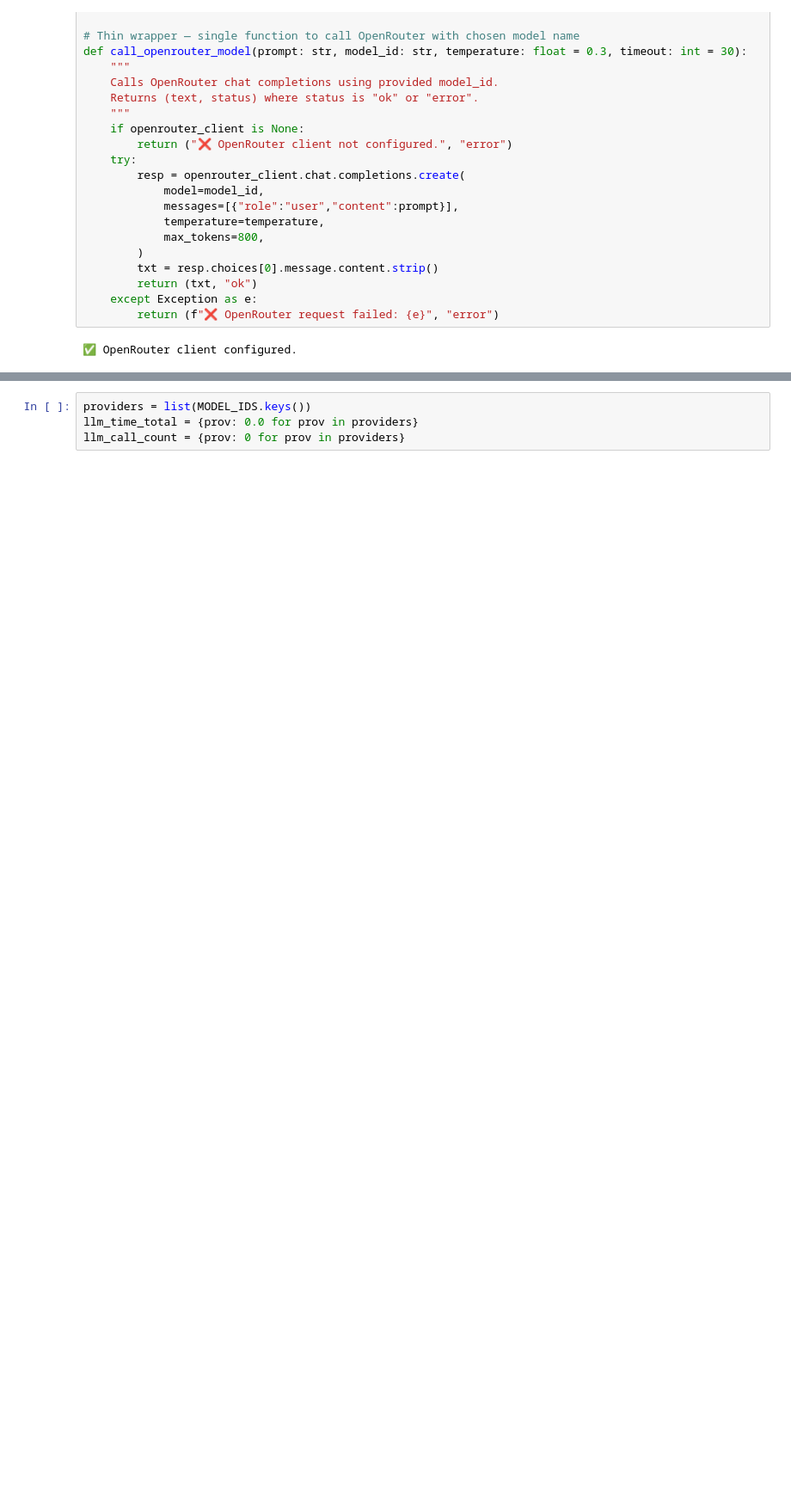
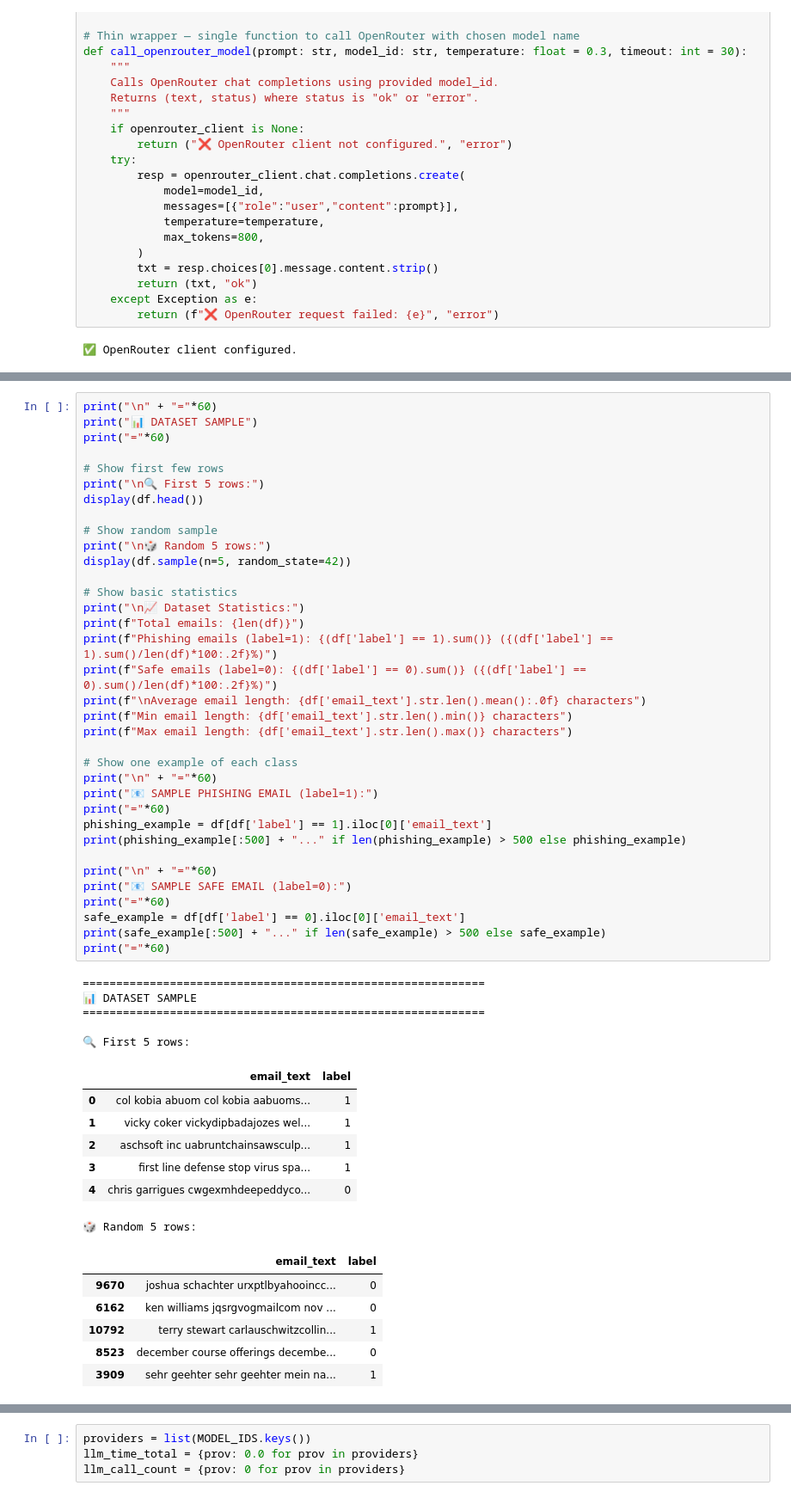
Before and after one commit to FaroukAziz2020/Hybrid-Email-Classifier-Research, a Jupyter notebook: ML_and_LLM/hybrid_classification.ipynb, the cells around one changed output, grey strips where cells are left out. Shown: that part at 86% size. Saved outputs shown, nothing was run; the diff lists cells and outputs as text; blank space fills up the shorter version.

```diff
--- a/ML_and_LLM/hybrid_classification.ipynb
+++ b/ML_and_LLM/hybrid_classification.ipynb
@@ -130 +134,55 @@ label
 Name: count, dtype: int64
+# %%
+print("\n" + "="*60)
+print("📊 DATASET SAMPLE")
+print("="*60)
+
+# Show first few rows
+print("\n🔍 First 5 rows:")
+display(df.head())
+
+# Show random sample
+print("\n🎲 Random 5 rows:")
+display(df.sample(n=5, random_state=42))
+
+# Show basic statistics
+print("\n📈 Dataset Statistics:")
+print(f"Total emails: {len(df)}")
+print(f"Phishing emails (label=1): {(df['label'] == 1).sum()} ({(df['label'] == 1).sum()/len(df)*100:.2f}%)")
+print(f"Safe emails (label=0): {(df['label'] == 0).sum()} ({(df['label'] == 0).sum()/len(df)*100:.2f}%)")
+print(f"\nAverage email length: {df['email_text'].str.len().mean():.0f} characters")
+print(f"Min email length: {df['email_text'].str.len().min()} characters")
+print(f"Max email length: {df['email_text'].str.len().max()} characters")
+
+# Show one example of each class
+print("\n" + "="*60)
+print("📧 SAMPLE PHISHING EMAIL (label=1):")
+print("="*60)
+phishing_example = df[df['label'] == 1].iloc[0]['email_text']
+print(phishing_example[:500] + "..." if len(phishing_example) > 500 else phishing_example)
+
+print("\n" + "="*60)
+print("📧 SAMPLE SAFE EMAIL (label=0):")
+print("="*60)
+safe_example = df[df['label'] == 0].iloc[0]['email_text']
+print(safe_example[:500] + "..." if len(safe_example) > 500 else safe_example)
+print("="*60)
+# %% [output]
+============================================================
+📊 DATASET SAMPLE
+============================================================
+
+🔍 First 5 rows:
+|  | email_text | label |
+| 0 | col kobia abuom col kobia aabuoms... | 1 |
+| 1 | vicky coker vickydipbadajozes wel... | 1 |
+| 2 | aschsoft inc uabruntchainsawsculp... | 1 |
+| 3 | first line defense stop virus spa... | 1 |
+| 4 | chris garrigues cwgexmhdeepeddyco... | 0 |
+🎲 Random 5 rows:
+|  | email_text | label |
+| 9670 | joshua schachter urxptlbyahooincc... | 0 |
+| 6162 | ken williams jqsrgvogmailcom nov ... | 0 |
+| 10792 | terry stewart carlauschwitzcollin... | 1 |
+| 8523 | december course offerings decembe... | 0 |
+| 3909 | sehr geehter sehr geehter mein na... | 1 |
```
Also changed, not shown: parts of 10 cells of this notebook, 10 other files.
